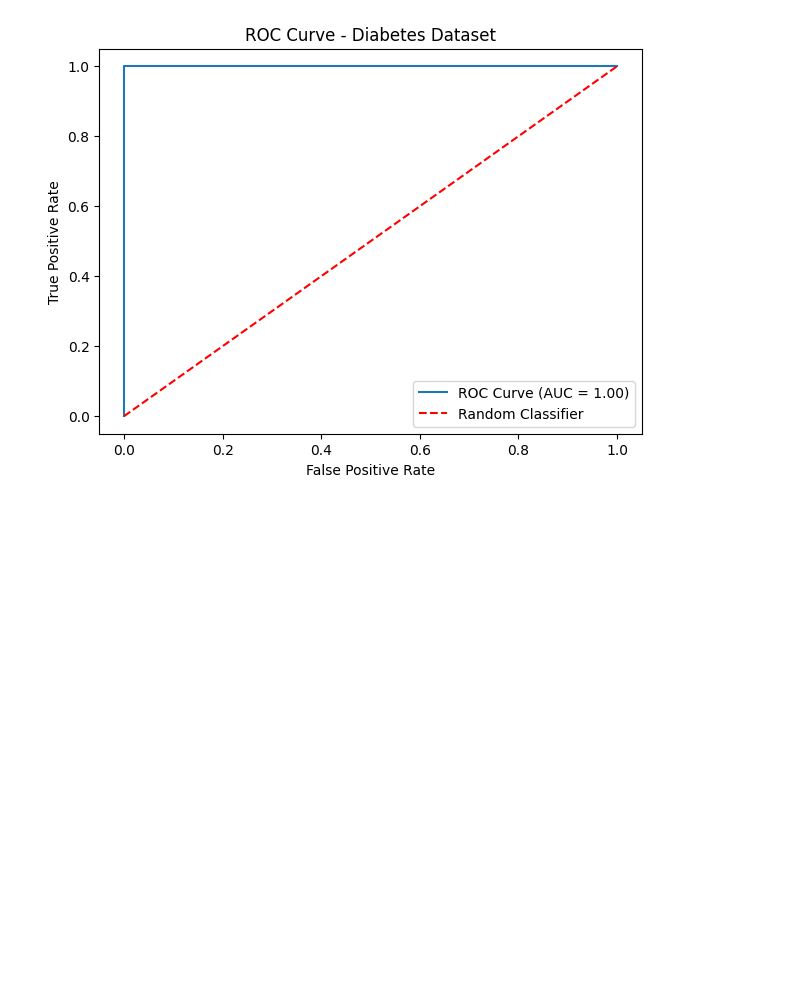
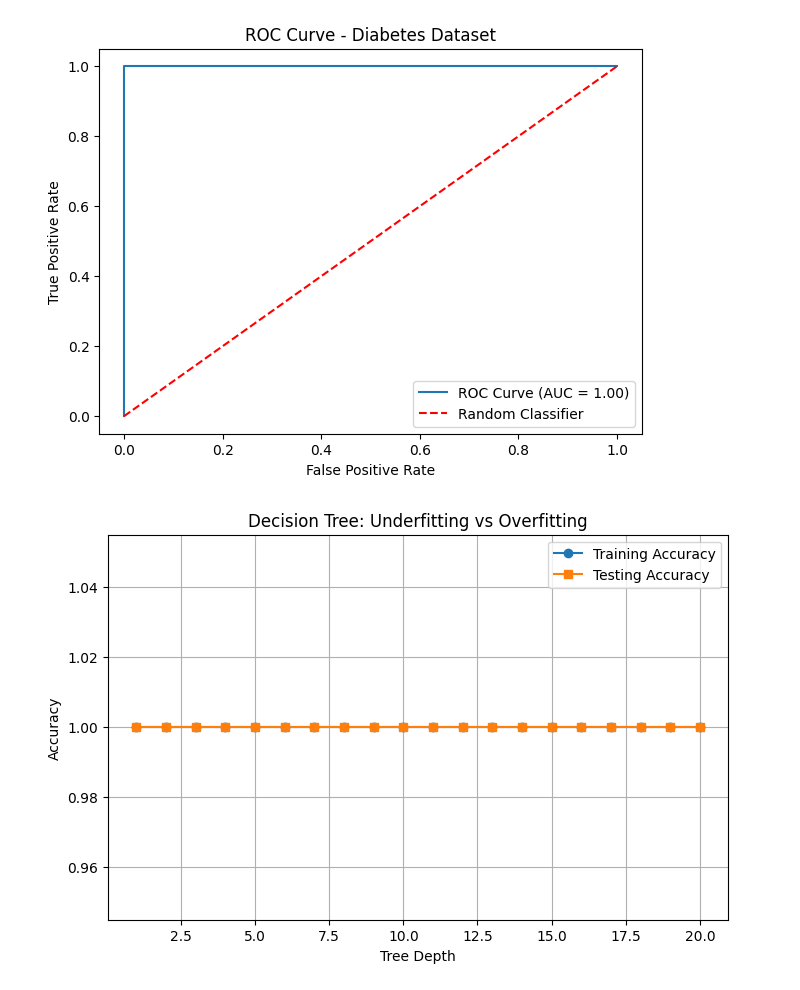
Before and after one commit to pavithrasmv/Mchine-learning, a Jupyter notebook: ROC.ipynb, the cells around one changed output. Saved outputs shown, nothing was run; the diff lists cells and outputs as text; code cells hidden in the pictures; blank space fills up the shorter version.

```diff
--- a/ROC.ipynb
+++ b/ROC.ipynb
@@ -59,3 +59,72 @@ plt.show()
 Accuracy at threshold 0.90 = 1.0
 AUC Score = 1.0
 [figure]
+# %%
+import matplotlib.pyplot as plt
+from sklearn.datasets import load_breast_cancer
+from sklearn.tree import DecisionTreeClassifier
+from sklearn.model_selection import train_test_split
+from sklearn.metrics import accuracy_score
+
+data=pd.read_csv("/content/custo_churn.csv")
+X = data.drop("Churn", axis=1)
+y = data["Churn"]
+X_train, X_test, y_train, y_test = train_test_split(
+    X,
+    y,
+    test_size=0.30,
+    random_state=42
+)
+train_accuracy = []
+test_accuracy = []
+
+depths = range(1, 21)
+
+for d in depths:
+    model = DecisionTreeClassifier(
+        max_depth=d,
+        random_state=42
+    )
+
+    model.fit(X_train, y_train)
+    train_pred = model.predict(X_train)
+    test_pred = model.predict(X_test)
+
+    train_acc = accuracy_score(
+        y_train,
+        train_pred
+    )
+    test_acc = accuracy_score(
+        y_test,
+        test_pred
+    )
+    train_accuracy.append(train_acc)
+    test_accuracy.append(test_acc)
+
+
+# Plot results
+plt.figure(figsize=(8, 5))
+
+plt.plot(
+    depths,
+    train_accuracy,
+    marker='o',
+    label='Training Accuracy'
+)
+
+plt.plot(
+    depths,
+    test_accuracy,
+    marker='s',
+    label='Testing Accuracy')
+
+plt.xlabel("Tree Depth")
+plt.ylabel("Accuracy")
+plt.title("Decision Tree: Underfitting vs Overfitting")
+
+plt.legend()
+plt.grid()
+
+plt.show()
+# %% [output]
+[figure, added]
```
